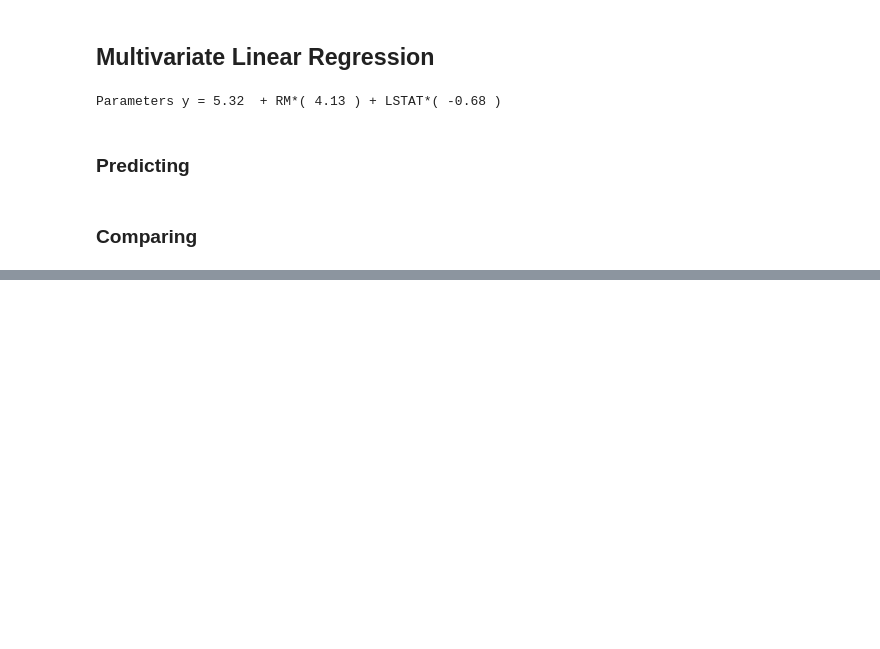
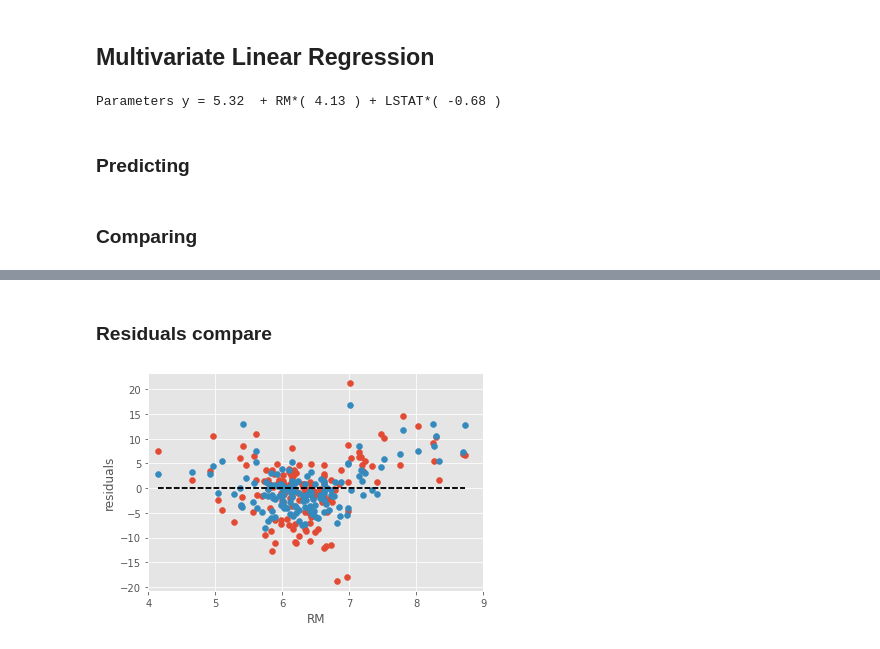
Before and after one commit to mvopalka/SoloLearnDataScienceModule, a Jupyter notebook: DataScience_LinearRegression.ipynb, the cells around one changed output, grey strips where cells are left out. Cells and saved outputs as stored; diff of their text form; code cells hidden in the pictures; blank space fills up the shorter version.

```diff
--- a/DataScience_LinearRegression.ipynb
+++ b/DataScience_LinearRegression.ipynb
@@ -254,0 +290,18 @@ print(mean_squared_error(Y_test, Y_test_predicted2))
+# %% [markdown]
+### Residuals compare
+# %%
+residuals = Y_test - Y_test_predicted
+
+plt.scatter(X_test, residuals)
+plt.hlines(y=0, xmin=X_test.min(), xmax=X_test.max(), linestyles='--')
+
+residuals = Y_test - Y_test_predicted3
+
+plt.scatter(X_test, residuals)
+plt.hlines(y=0, xmin=X_test.min(), xmax=X_test.max(), linestyles='--')
+plt.xlim((4,9))
+plt.xlabel('RM')
+plt.ylabel('residuals')
+plt.show()
+# %% [output]
+[figure, added]
```
Also changed, not shown: parts of 9 cells of this notebook, 2 other files.
